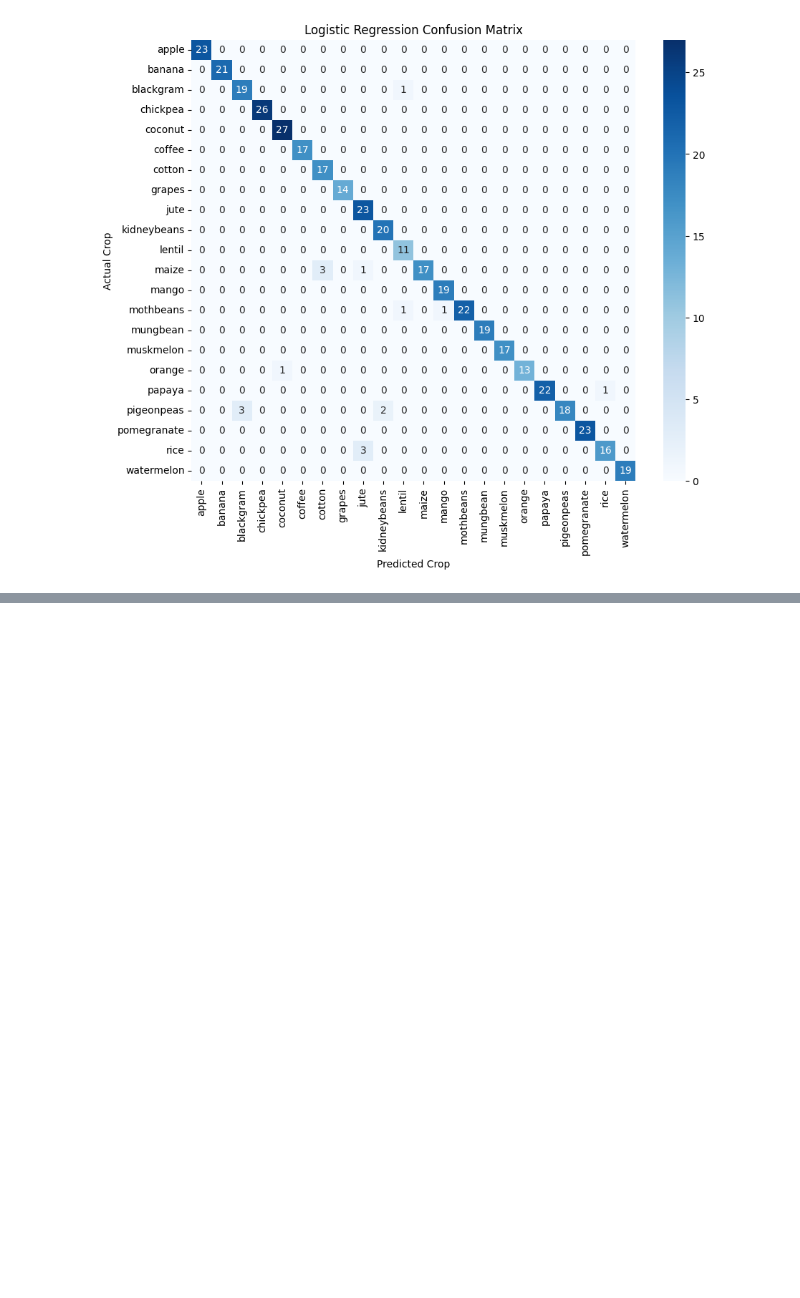
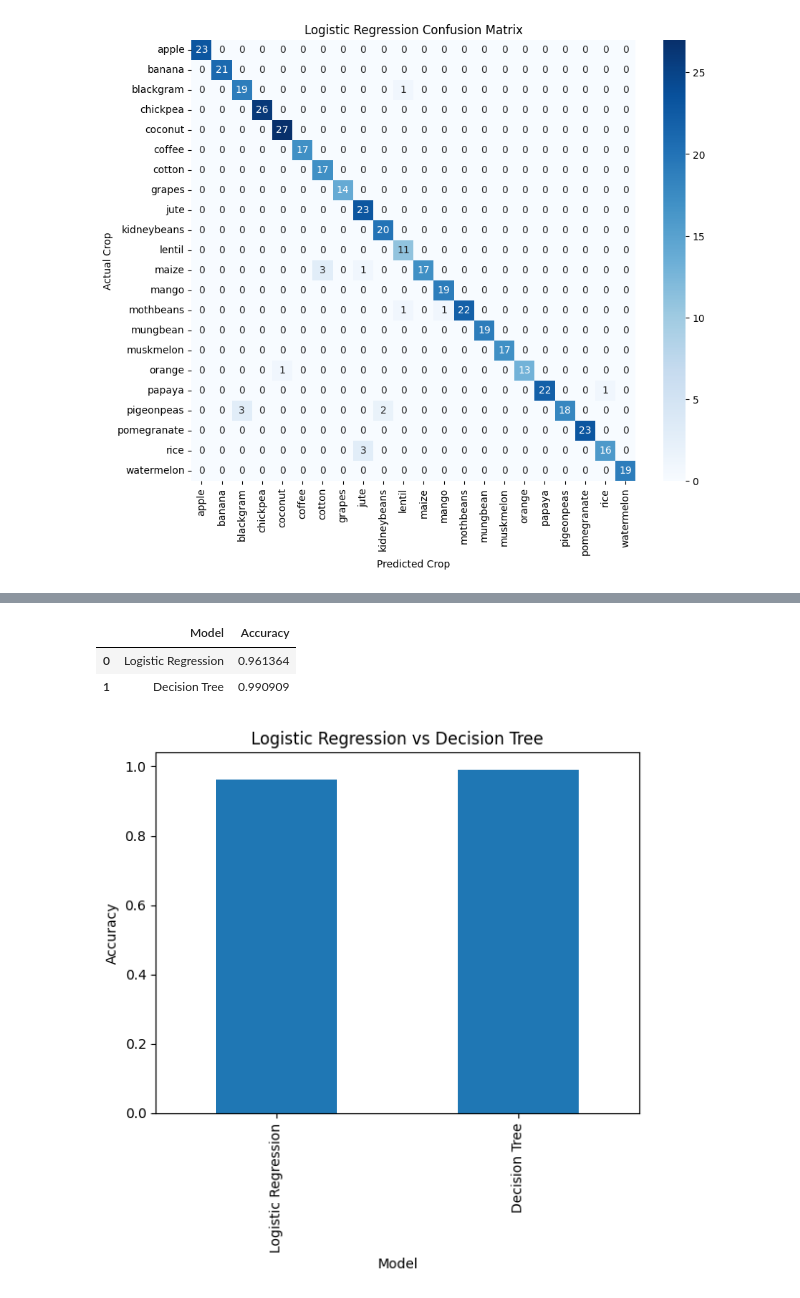
Before and after one commit to Aaisha-Nexus/agri-crop-recommendation-pipeline, a Jupyter notebook: notebooks/04_ML_model.ipynb, the cells around one changed output, grey strips where cells are left out. Cells and saved outputs as stored; diff of their text form; code cells hidden in the pictures; blank space fills up the shorter version.

```diff
--- a/notebooks/04_ML_model.ipynb
+++ b/notebooks/04_ML_model.ipynb
@@ -332,0 +411,9 @@ plt.show()
+# %%
+from sklearn.metrics import accuracy_score
+
+dt_acc = accuracy_score(
+    y_test,
+    y_pred_dt
+)
+
+print("Decision Tree Accuracy:", dt_acc)
@@ -332,0 +535,31 @@ plt.show()
+# %%
+comparison = pd.DataFrame({
+    "Model": [
+        "Logistic Regression",
+        "Decision Tree"
+    ],
+    "Accuracy": [
+        log_acc,
+        dt_acc
+    ]
+})
+
+comparison
+# %% [output]
+|  | Model | Accuracy |
+| 0 | Logistic Regression | 0.961364 |
+| 1 | Decision Tree | 0.990909 |
+# %%
+comparison.plot(
+    x="Model",
+    y="Accuracy",
+    kind="bar",
+    legend=False
+)
+
+plt.title("Logistic Regression vs Decision Tree")
+plt.ylabel("Accuracy")
+
+plt.show()
+# %% [output]
+[figure, added]
```
Also changed, not shown: parts of 40 cells of this notebook, 3 other files.
